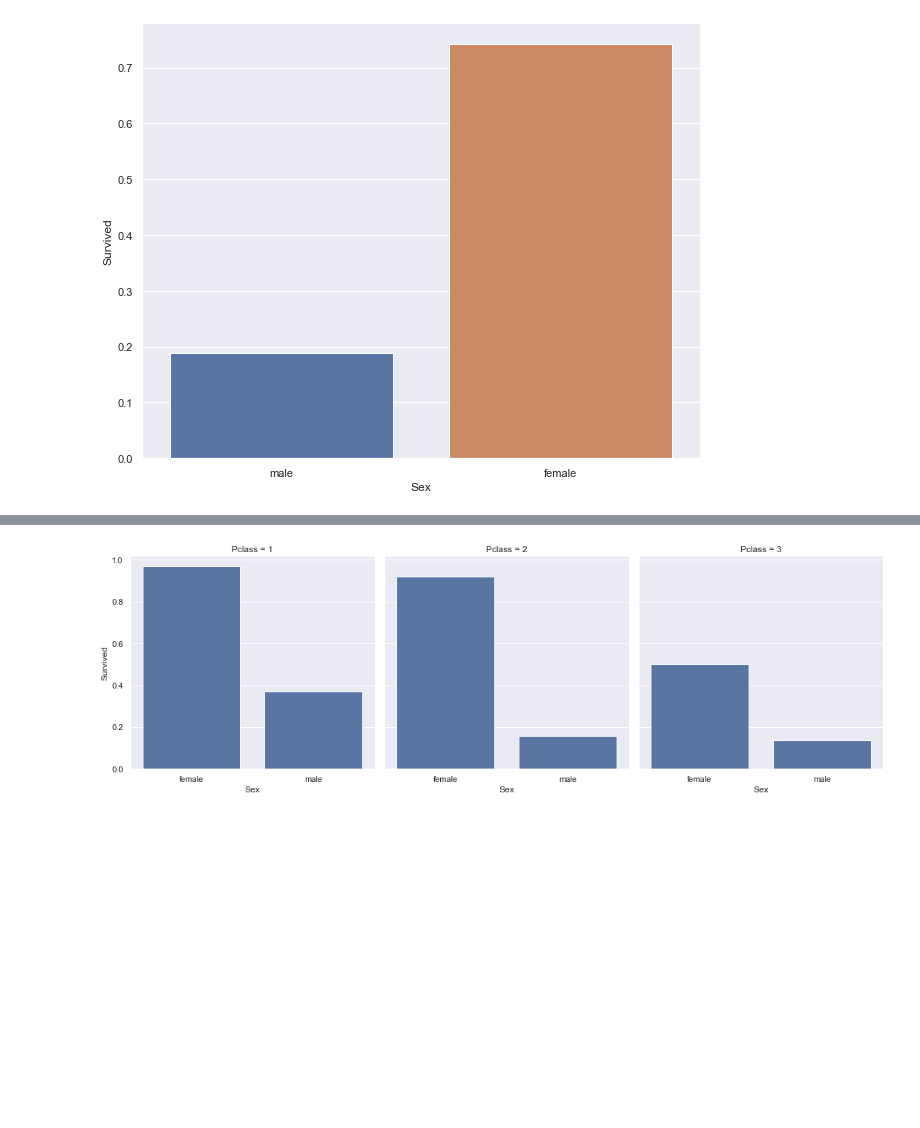
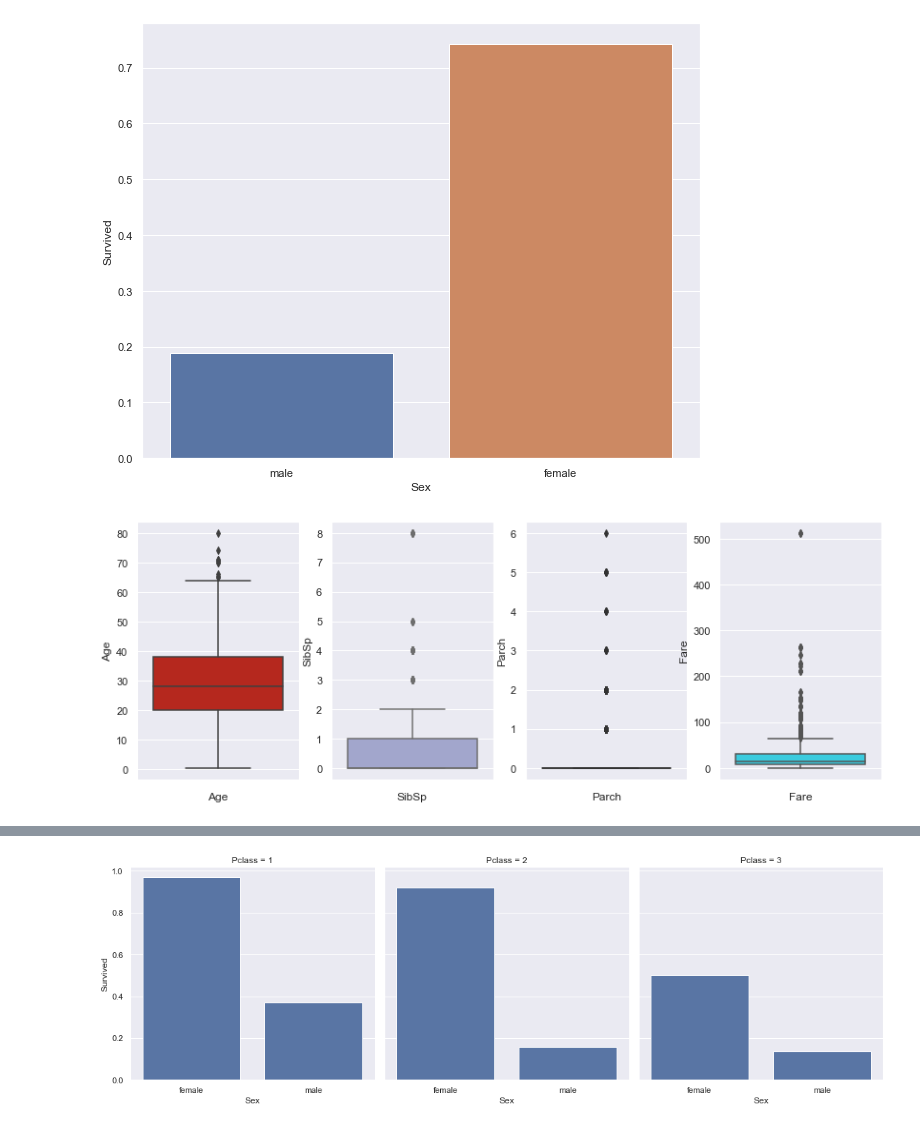
Before and after one commit to IvaStival/DataScience, a Jupyter notebook: Titanic/code/titanic_analysis.ipynb, the cells around one changed output, grey strips where cells are left out. Saved outputs shown, nothing was run; the diff lists cells and outputs as text; code cells hidden in the pictures; blank space fills up the shorter version.

Commit message:
Finish data analysis and training models.

```diff
--- a/Titanic/code/titanic_analysis.ipynb
+++ b/Titanic/code/titanic_analysis.ipynb
@@ -118,3 +119,14 @@ sns.barplot(data=df_train, y="Survived", x="Sex", ci=False)
 # %% [output]
 <AxesSubplot:xlabel='Sex', ylabel='Survived'>
 [figure]
+# %%
+numerical_features = ['Age', 'SibSp', 'Parch', 'Fare']
+categorical_features = ['Pclass', 'Sex', 'Embarked']
+
+plt.figure(figsize=(14,5))
+for i, feature in enumerate(numerical_features):
+    plt.subplot(1, 4, i+1)
+    sns.boxplot(data=df_train, y=feature, color=np.random.randint([255,255,255])/255)
+    plt.xlabel(feature)
+# %% [output]
+[figure, added]
```
Also changed, not shown: parts of 42 cells of this notebook, 5 other files.
